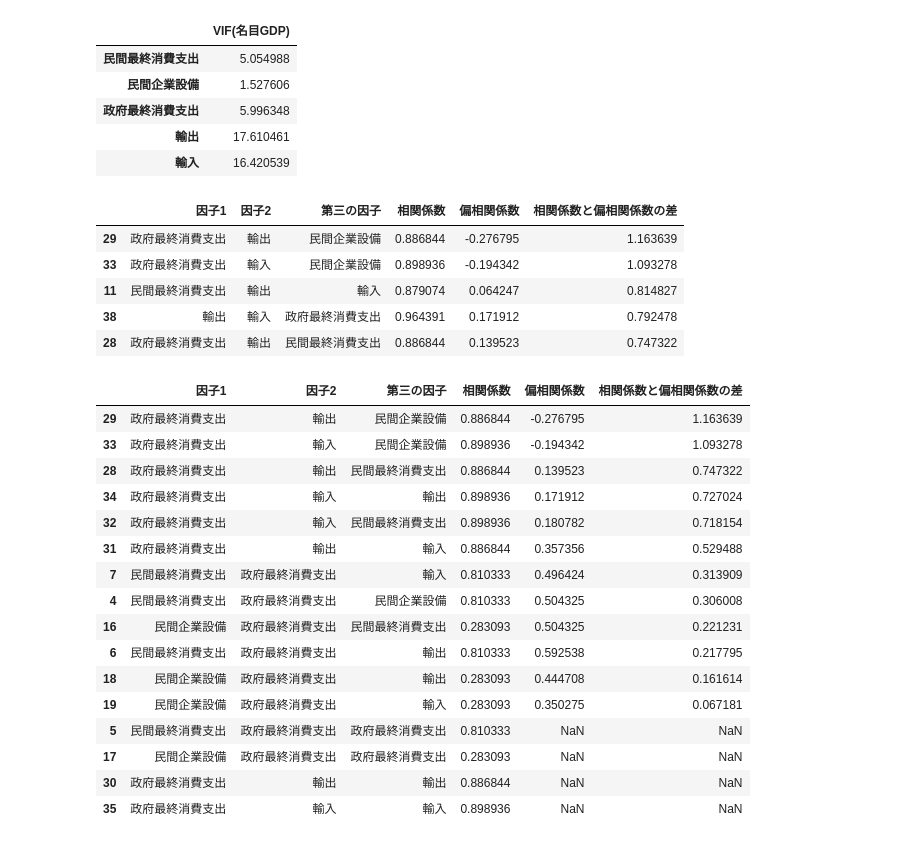
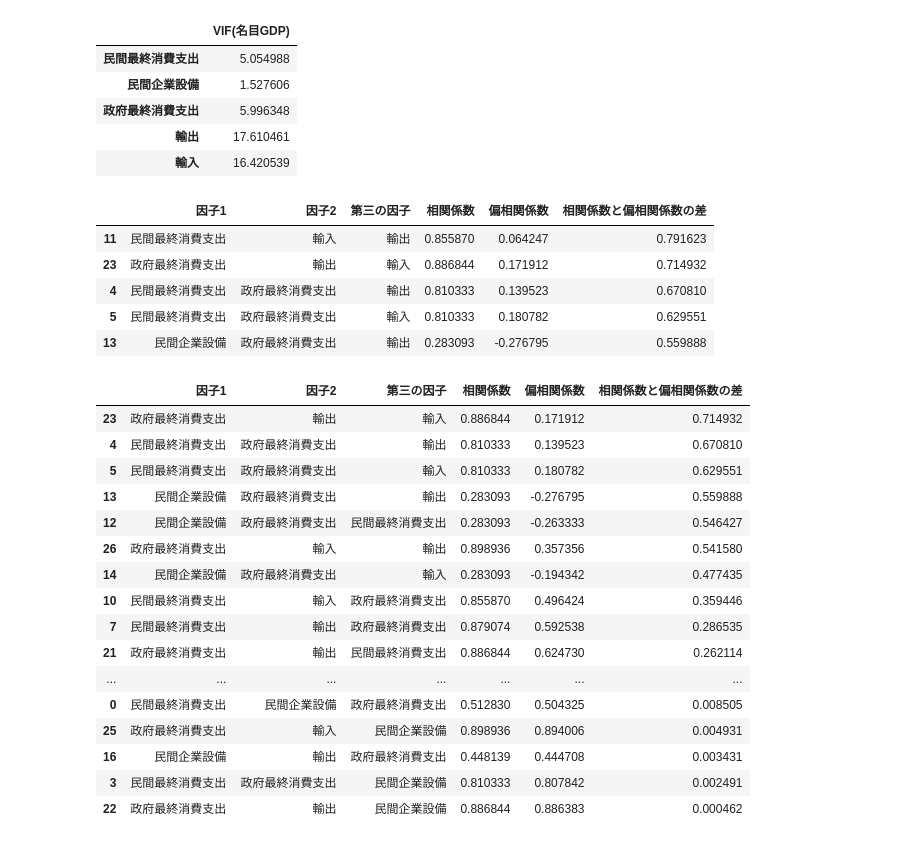
Before and after one commit to NTanaka1994/GDP_Analysis, a Jupyter notebook: GDP_VIF.ipynb, the cells around one changed output. Drawn from its saved outputs; the diff is of its cells as text; code cells hidden in the pictures.

```diff
--- a/GDP_VIF.ipynb
+++ b/GDP_VIF.ipynb
@@ -79,7 +81,7 @@ df_vifj
 | 輸入 | 49.977469 |
 # %%
 def partcorr(r_xy, r_yz, r_xz):
-    return (r_yz - r_xy * r_xz) / (np.sqrt(1 - r_xy ** 2) * np.sqrt(1 - r_xz ** 2))
+    return (r_xy - r_yz * r_xz) / (np.sqrt(1 - r_yz ** 2) * np.sqrt(1 - r_xz ** 2))
 # %%
 corr = x.corr().values
 col = x.corr().columns
@@ -87,8 +89,10 @@ pcorr = []
 for i in range(len(corr)):
     for j in range(i+1, len(corr[i])):
         for k in range(len(corr)):
-            if col[i] != col[j] and col[i] != col[k] and col[j] and col[k]:
-                pcorr.append([col[i], col[j], col[k], corr[i][j], partcorr(corr[i][j], corr[i][k], corr[k][j]), abs(corr[i][j]-partcorr(corr[i][j], corr[i][k], corr[k][j]))])
+            if col[i] != col[k] and col[j] != col[k] and col[i] and col[j]:
+                pcorr.append([col[i], col[j], col[k], corr[i][j],
+                              partcorr(corr[i][j], corr[i][k], corr[k][j]),
+                              abs(corr[i][j]-partcorr(corr[i][j], corr[i][k], corr[k][j]))])
 df_pcorr = pd.DataFrame(pcorr)
 df_pcorr.columns = ["因子1", "因子2", "第三の因子", "相関係数", "偏相関係数", "相関係数と偏相関係数の差"]
 df_pcorr.sort_values("相関係数と偏相関係数の差", ascending=False).head()
@@ -122,5 +168,6 @@ df_pcorr.query("因子2=='政府最終消費支出' or 因子1=='政府最終消
 # %%
 df = pd.read_csv("gaku-mk2312.csv", encoding="shift-jis")
+df = df.dropna()
 df.head()
 # %% [output]
 |  | 四半期 | 国内総生産(支出側) | 民間最終消費支出 | 家計最終消費支出 | 除く持ち家の帰属家賃 | 民間住宅 | 民間企業設備 | 民間在庫変動 | 政府最終消費支出 | 公的固定資本形成 | ... |
@@ -201,35 +248,37 @@ pcorr = []
 for i in range(len(corr)):
     for j in range(i+1, len(corr[i])):
         for k in range(len(corr)):
-            if col[i] != col[j] and col[i] != col[k] and col[j] and col[k]:
-                pcorr.append([col[i], col[j], col[k], corr[i][j], partcorr(corr[i][j], corr[i][k], corr[k][j]), abs(corr[i][j]-partcorr(corr[i][j], corr[i][k], corr[k][j]))])
+            if col[i] != col[k] and col[j] != col[k] and col[i] and col[j]:
+                pcorr.append([col[i], col[j], col[k], corr[i][j],
+                              partcorr(corr[i][j], corr[i][k], corr[k][j]),
+                              abs(corr[i][j]-partcorr(corr[i][j], corr[i][k], corr[k][j]))])
 df_pcorr = pd.DataFrame(pcorr)
 df_pcorr.columns = ["因子1", "因子2", "第三の因子", "相関係数", "偏相関係数", "相関係数と偏相関係数の差"]
 df_pcorr.sort_values("相関係数と偏相関係数の差", ascending=False).head()
 # %% [output]
 |  | 因子1 | 因子2 | 第三の因子 | 相関係数 | 偏相関係数 | 相関係数と偏相関係数の差 |
-| 29 | 政府最終消費支出 | 輸出 | 民間企業設備 | 0.886844 | -0.276795 | 1.163639 |
-| 33 | 政府最終消費支出 | 輸入 | 民間企業設備 | 0.898936 | -0.194342 | 1.093278 |
-| 11 | 民間最終消費支出 | 輸出 | 輸入 | 0.879074 | 0.064247 | 0.814827 |
-| 38 | 輸出 | 輸入 | 政府最終消費支出 | 0.964391 | 0.171912 | 0.792478 |
-| 28 | 政府最終消費支出 | 輸出 | 民間最終消費支出 | 0.886844 | 0.139523 | 0.747322 |
+| 11 | 民間最終消費支出 | 輸入 | 輸出 | 0.855870 | 0.064247 | 0.791623 |
+| 23 | 政府最終消費支出 | 輸出 | 輸入 | 0.886844 | 0.171912 | 0.714932 |
+| 4 | 民間最終消費支出 | 政府最終消費支出 | 輸出 | 0.810333 | 0.139523 | 0.670810 |
+| 5 | 民間最終消費支出 | 政府最終消費支出 | 輸入 | 0.810333 | 0.180782 | 0.629551 |
+| 13 | 民間企業設備 | 政府最終消費支出 | 輸出 | 0.283093 | -0.276795 | 0.559888 |
 # %%
-df_pcorr.query("因子2=='政府最終消費支出' or 因子1=='政府最終消費支出'").sort_values("相関係数と偏相関係数の差", ascending=False)
+df_pcorr.query("因子2=='政府最終消費支出' or 因子1=='政府最終消費支出' or 第三の因子=='政府最終消費支出'").sort_values("相関係数と偏相関係数の差", ascending=False)
 # %% [output]
 |  | 因子1 | 因子2 | 第三の因子 | 相関係数 | 偏相関係数 | 相関係数と偏相関係数の差 |
-| 29 | 政府最終消費支出 | 輸出 | 民間企業設備 | 0.886844 | -0.276795 | 1.163639 |
-| 33 | 政府最終消費支出 | 輸入 | 民間企業設備 | 0.898936 | -0.194342 | 1.093278 |
-| 28 | 政府最終消費支出 | 輸出 | 民間最終消費支出 | 0.886844 | 0.139523 | 0.747322 |
-| 34 | 政府最終消費支出 | 輸入 | 輸出 | 0.898936 | 0.171912 | 0.727024 |
-| 32 | 政府最終消費支出 | 輸入 | 民間最終消費支出 | 0.898936 | 0.180782 | 0.718154 |
-| 31 | 政府最終消費支出 | 輸出 | 輸入 | 0.886844 | 0.357356 | 0.529488 |
-| 7 | 民間最終消費支出 | 政府最終消費支出 | 輸入 | 0.810333 | 0.496424 | 0.313909 |
-| 4 | 民間最終消費支出 | 政府最終消費支出 | 民間企業設備 | 0.810333 | 0.504325 | 0.306008 |
-| 16 | 民間企業設備 | 政府最終消費支出 | 民間最終消費支出 | 0.283093 | 0.504325 | 0.221231 |
-| 6 | 民間最終消費支出 | 政府最終消費支出 | 輸出 | 0.810333 | 0.592538 | 0.217795 |
-| 18 | 民間企業設備 | 政府最終消費支出 | 輸出 | 0.283093 | 0.444708 | 0.161614 |
-| 19 | 民間企業設備 | 政府最終消費支出 | 輸入 | 0.283093 | 0.350275 | 0.067181 |
-| 5 | 民間最終消費支出 | 政府最終消費支出 | 政府最終消費支出 | 0.810333 | NaN | NaN |
-| 17 | 民間企業設備 | 政府最終消費支出 | 政府最終消費支出 | 0.283093 | NaN | NaN |
-| 30 | 政府最終消費支出 | 輸出 | 輸出 | 0.886844 | NaN | NaN |
-| 35 | 政府最終消費支出 | 輸入 | 輸入 | 0.898936 | NaN | NaN |
+| 23 | 政府最終消費支出 | 輸出 | 輸入 | 0.886844 | 0.171912 | 0.714932 |
+| 4 | 民間最終消費支出 | 政府最終消費支出 | 輸出 | 0.810333 | 0.139523 | 0.670810 |
+| 5 | 民間最終消費支出 | 政府最終消費支出 | 輸入 | 0.810333 | 0.180782 | 0.629551 |
+| 13 | 民間企業設備 | 政府最終消費支出 | 輸出 | 0.283093 | -0.276795 | 0.559888 |
+| 12 | 民間企業設備 | 政府最終消費支出 | 民間最終消費支出 | 0.283093 | -0.263333 | 0.546427 |
+| 26 | 政府最終消費支出 | 輸入 | 輸出 | 0.898936 | 0.357356 | 0.541580 |
+| 14 | 民間企業設備 | 政府最終消費支出 | 輸入 | 0.283093 | -0.194342 | 0.477435 |
+| 10 | 民間最終消費支出 | 輸入 | 政府最終消費支出 | 0.855870 | 0.496424 | 0.359446 |
+| 7 | 民間最終消費支出 | 輸出 | 政府最終消費支出 | 0.879074 | 0.592538 | 0.286535 |
+| 21 | 政府最終消費支出 | 輸出 | 民間最終消費支出 | 0.886844 | 0.624730 | 0.262114 |
+| ... | ... | ... | ... | ... | ... | ... |
+| 0 | 民間最終消費支出 | 民間企業設備 | 政府最終消費支出 | 0.512830 | 0.504325 | 0.008505 |
+| 25 | 政府最終消費支出 | 輸入 | 民間企業設備 | 0.898936 | 0.894006 | 0.004931 |
+| 16 | 民間企業設備 | 輸出 | 政府最終消費支出 | 0.448139 | 0.444708 | 0.003431 |
+| 3 | 民間最終消費支出 | 政府最終消費支出 | 民間企業設備 | 0.810333 | 0.807842 | 0.002491 |
+| 22 | 政府最終消費支出 | 輸出 | 民間企業設備 | 0.886844 | 0.886383 | 0.000462 |
```
Also changed, not shown: parts of 7 cells of this notebook.
